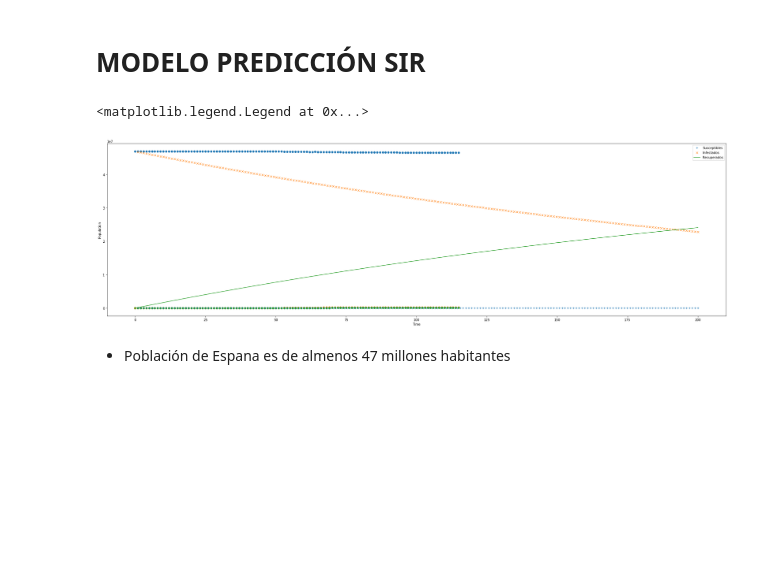
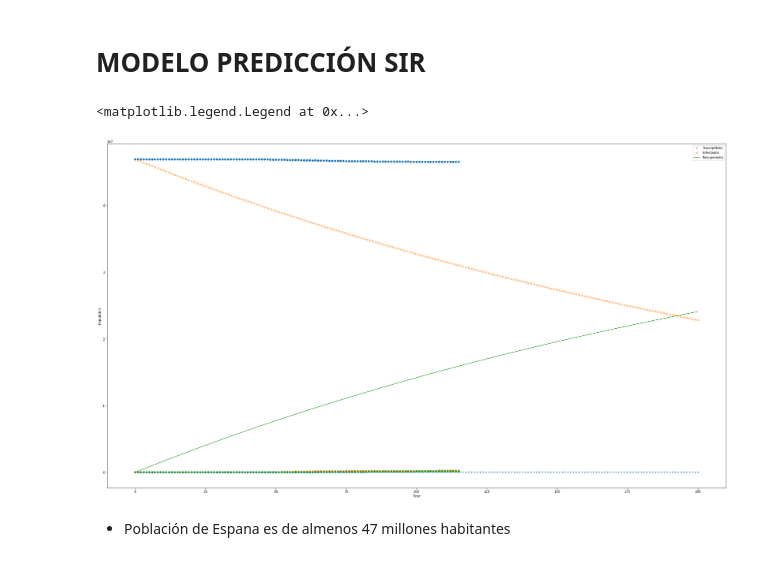
Before and after one commit to jcriostorres/AquilerProducto, a Jupyter notebook: CV19_UV.ipynb, the cells around one changed output. Cells and saved outputs as stored; diff of their text form; code cells hidden in the pictures; blank space fills up the shorter version.

```diff
--- a/CV19_UV.ipynb
+++ b/CV19_UV.ipynb
@@ -222,23 +222,23 @@ print(Ps)
 # %%
 plt.plot(ts,S, "+", label="Susceptibles")
 plt.plot(ts,I, "x", label="Infectados")
 plt.plot(ts,R, "-", label="Recuperados")
 
 plt.scatter(df.index,df['Susceptibles3'])
 plt.scatter(df.index,df['Infectados3'])
 plt.scatter(df.index,df['Recuperados3'])
 
 #plt.scatter(list_fechas3, Infectados3)
 #plt.xticks(df.index,rotation=90)
 plt.xlabel("Time")
 plt.ylabel("Population")
 
-plt.rcParams['figure.figsize'] = (35, 10)
+plt.rcParams['figure.figsize'] = (35, 20)
 plt.legend()
 #plt.show()
 # %% [output]
 <matplotlib.legend.Legend at 0x...>
-[figure, old version]
+[figure, new version]
 # %% [markdown]
 * Población de Espana es de almenos 47 millones habitantes
 # %% [markdown]
```
